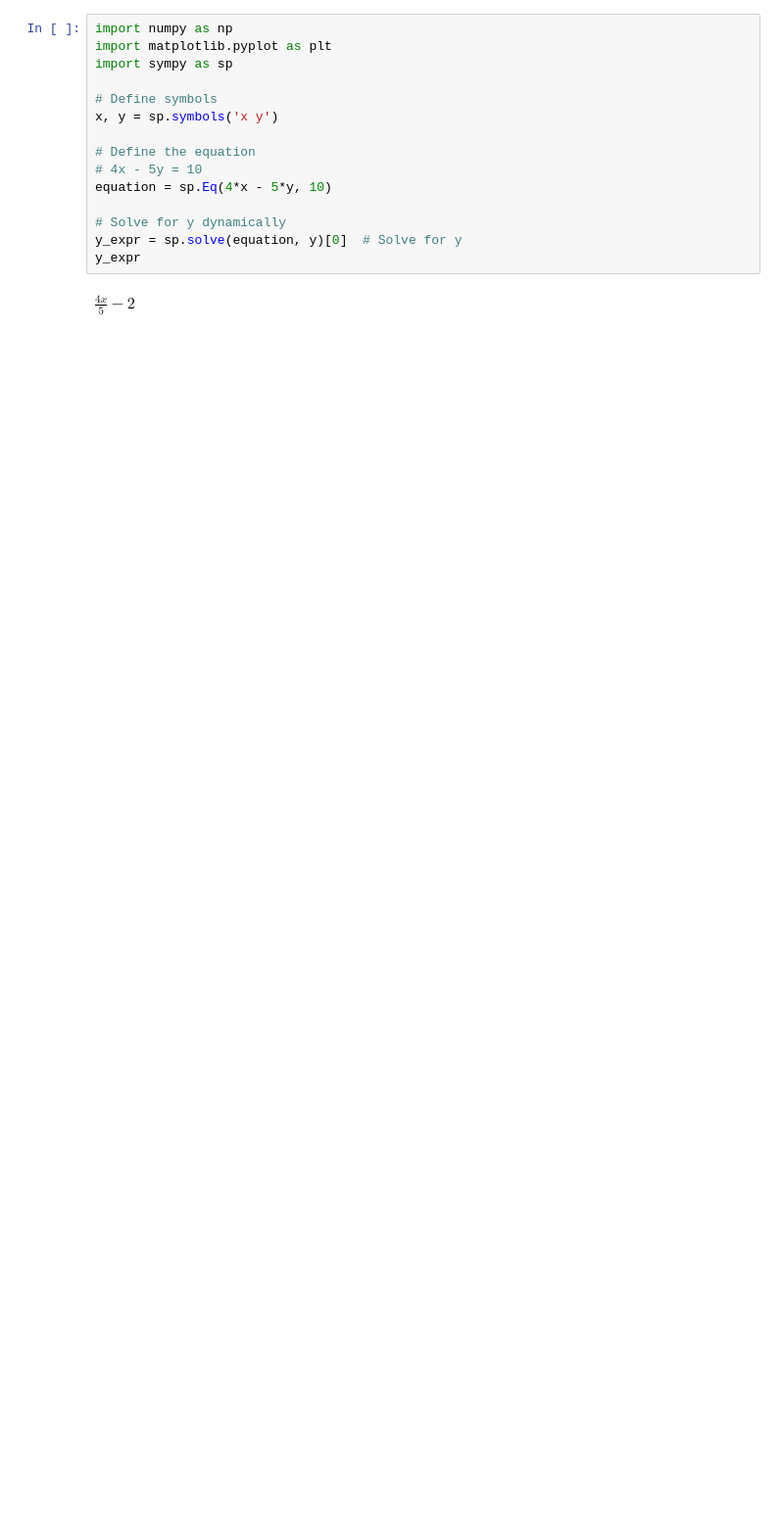
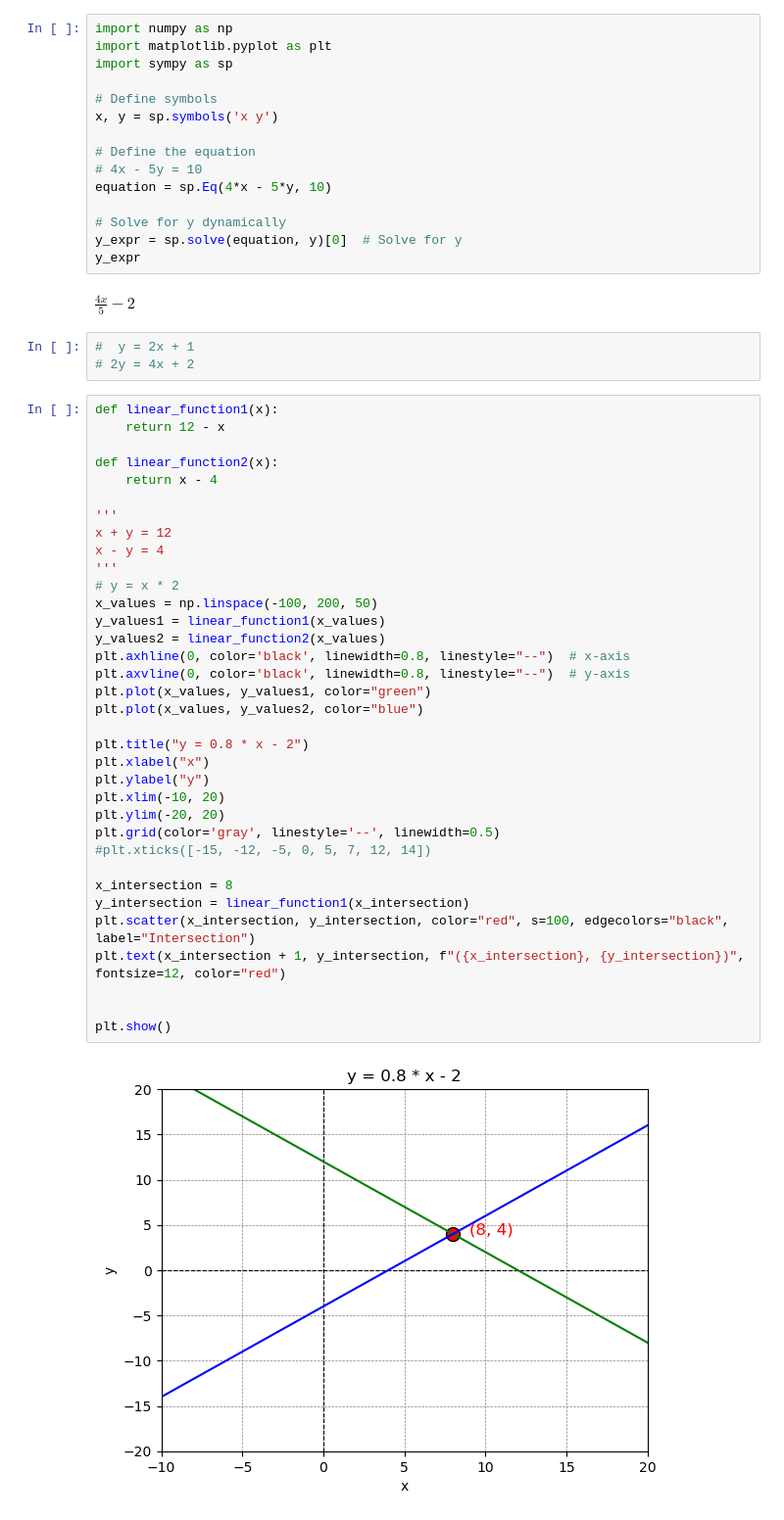
Before and after one commit to pythonai170624/10.03.2025, a Jupyter notebook: math_lesson1.ipynb, the cells around one changed output. Shown at 98% size. Cells and saved outputs as stored; diff of their text form; blank space fills up the shorter version.

```diff
--- a/math_lesson1.ipynb
+++ b/math_lesson1.ipynb
@@ -52,3 +61,43 @@ y_expr = sp.solve(equation, y)[0]  # Solve for y
 y_expr
 # %% [output]
 $\displaystyle \frac{4 x}{5} - 2$
+# %%
+#  y = 2x + 1
+# 2y = 4x + 2
+# %%
+def linear_function1(x):
+    return 12 - x
+
+def linear_function2(x):
+    return x - 4
+
+'''
+x + y = 12
+x - y = 4
+'''
+# y = x * 2
+x_values = np.linspace(-100, 200, 50)
+y_values1 = linear_function1(x_values)
+y_values2 = linear_function2(x_values)
+plt.axhline(0, color='black', linewidth=0.8, linestyle="--")  # x-axis
+plt.axvline(0, color='black', linewidth=0.8, linestyle="--")  # y-axis
+plt.plot(x_values, y_values1, color="green")
+plt.plot(x_values, y_values2, color="blue")
+
+plt.title("y = 0.8 * x - 2")
+plt.xlabel("x")
+plt.ylabel("y")
+plt.xlim(-10, 20)
+plt.ylim(-20, 20)
+plt.grid(color='gray', linestyle='--', linewidth=0.5)
+#plt.xticks([-15, -12, -5, 0, 5, 7, 12, 14])
+
+x_intersection = 8
+y_intersection = linear_function1(x_intersection)
+plt.scatter(x_intersection, y_intersection, color="red", s=100, edgecolors="black", label="Intersection")
+plt.text(x_intersection + 1, y_intersection, f"({x_intersection}, {y_intersection})", fontsize=12, color="red")
+
+
+plt.show()
+# %% [output]
+[figure, added]
```
Also changed, not shown: parts of 3 cells of this notebook.
